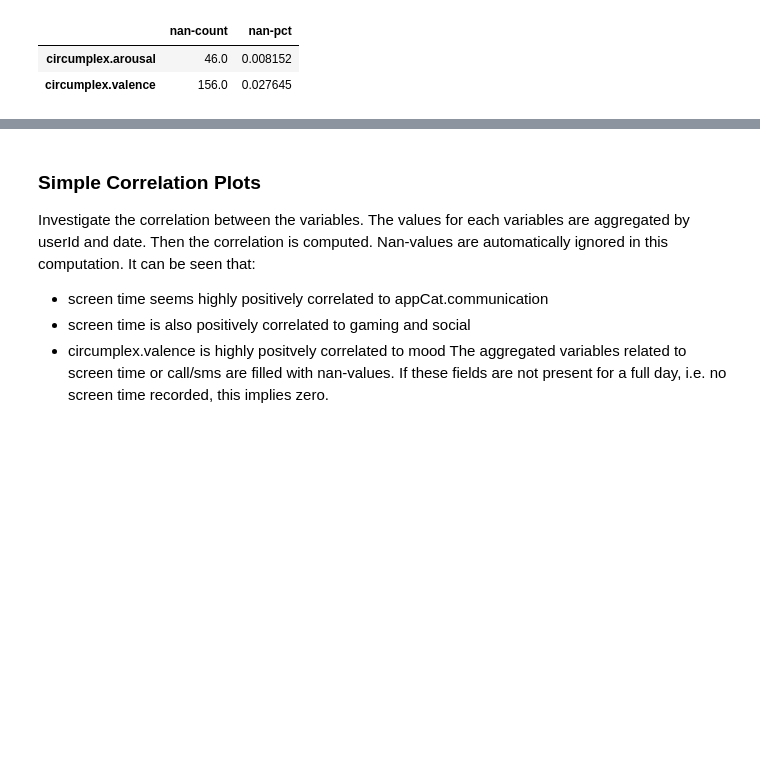
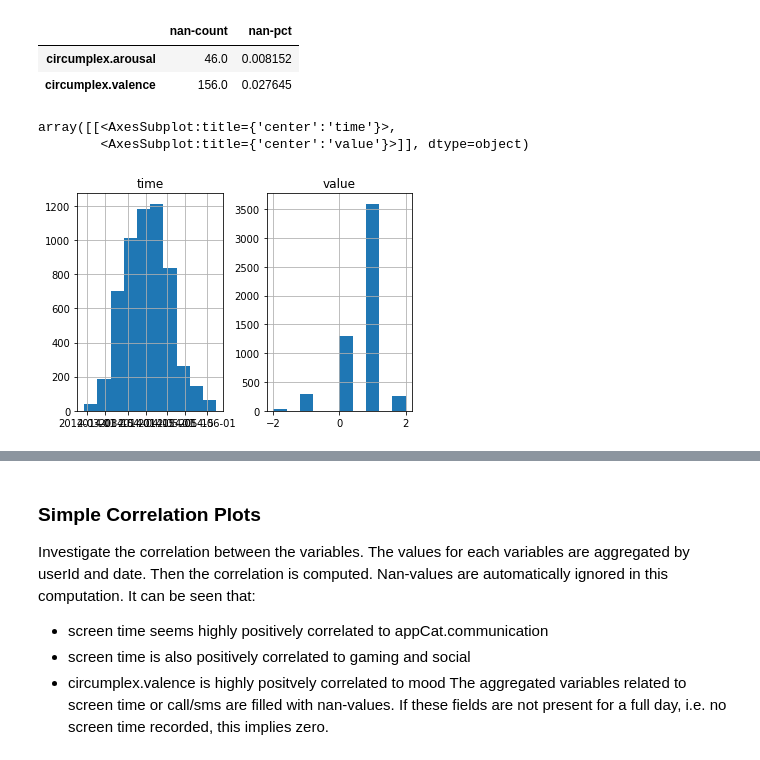
Before and after one commit to siemfenne/dataminingtechniques, a Jupyter notebook: assignment1/data_investigation.ipynb, the cells around one changed output, grey strips where cells are left out. Saved outputs shown, nothing was run; the diff lists cells and outputs as text; code cells hidden in the pictures; blank space fills up the shorter version.

```diff
--- a/assignment1/data_investigation.ipynb
+++ b/assignment1/data_investigation.ipynb
@@ -54,6 +54,12 @@ nan_df[nan_df["nan-count"] != 0]
 |  | nan-count | nan-pct |
 | circumplex.arousal | 46.0 | 0.008152 |
 | circumplex.valence | 156.0 | 0.027645 |
+# %%
+df[df.variable == "circumplex.valence"].hist()
+# %% [output]
+array([[<AxesSubplot:title={'center':'time'}>,
+        <AxesSubplot:title={'center':'value'}>]], dtype=object)
+[figure, added]
 # %%
 variables_to_plot_for = [var for var in list(df.variable.unique()) if "appCat." in var or var in ["screen", "activity"]]
 variables_to_not_plot_for = set(df.variable.unique()) - set(variables_to_plot_for)
```
Also changed, not shown: parts of 24 cells of this notebook, 6 other files.
